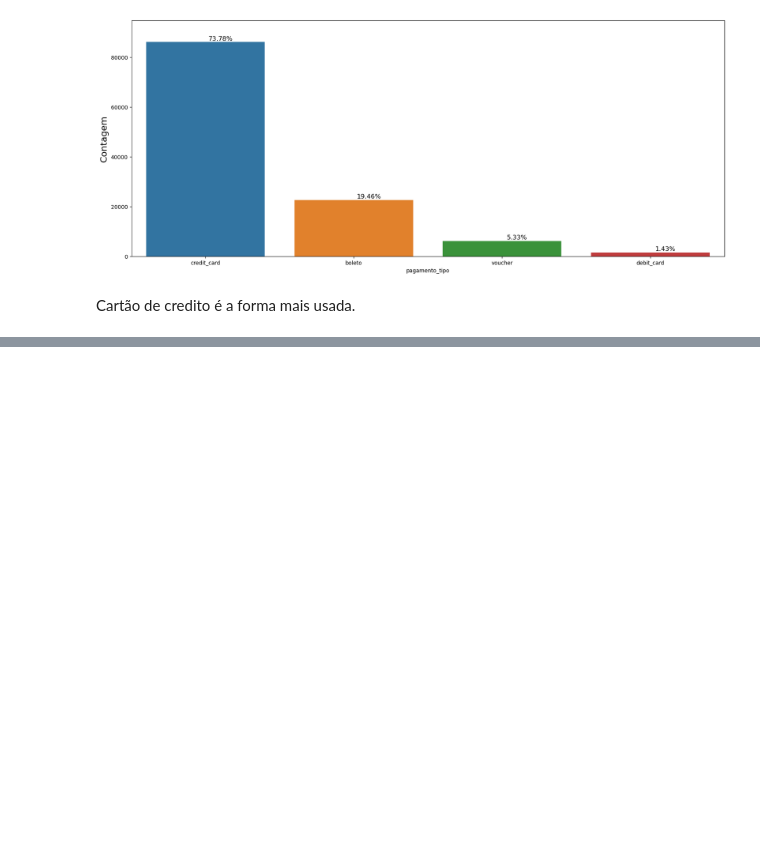
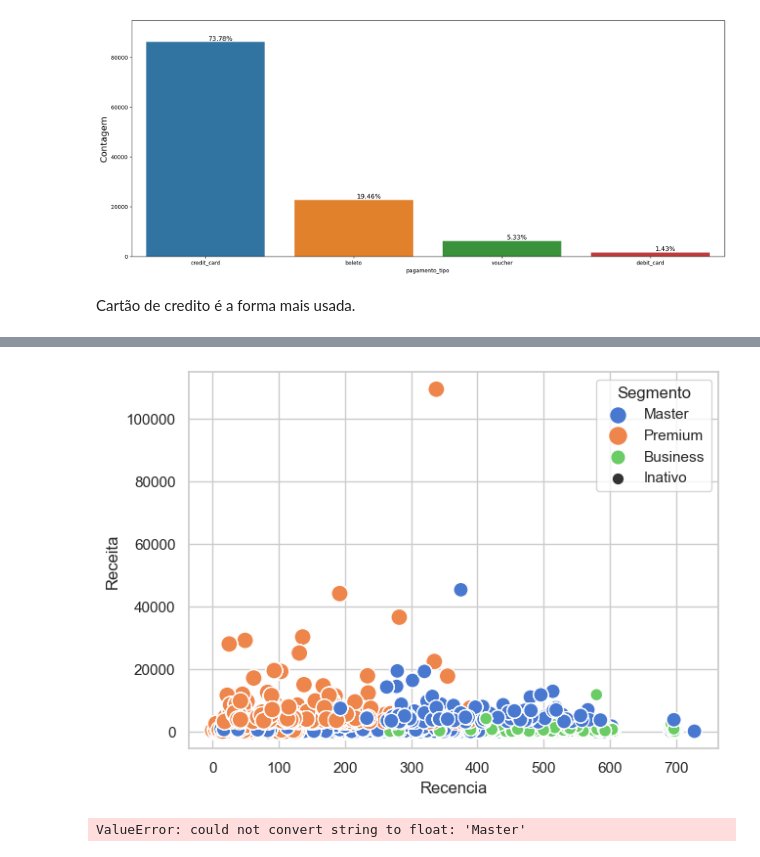
Before and after one commit to leoalvessantana/Project-DataScience-Customer-Segmentation, a Jupyter notebook: Notebook.ipynb, the cells around one changed output, grey strips where cells are left out. Saved outputs shown, nothing was run; the diff lists cells and outputs as text; code cells hidden in the pictures; blank space fills up the shorter version.

```diff
--- a/Notebook.ipynb
+++ b/Notebook.ipynb
@@ -137,0 +465,8 @@ Cartão de credito é a forma mais usada.
+# %%
+plot_segmento('Recencia','Receita',df_final)
+# %% [output]
+[figure, added]
+# %%
+sns.countplot(df_final['Segmento'])
+# %% [output]
+ValueError: could not convert string to float: 'Master'
```
Also changed, not shown: parts of 44 cells of this notebook, 1 other file.
